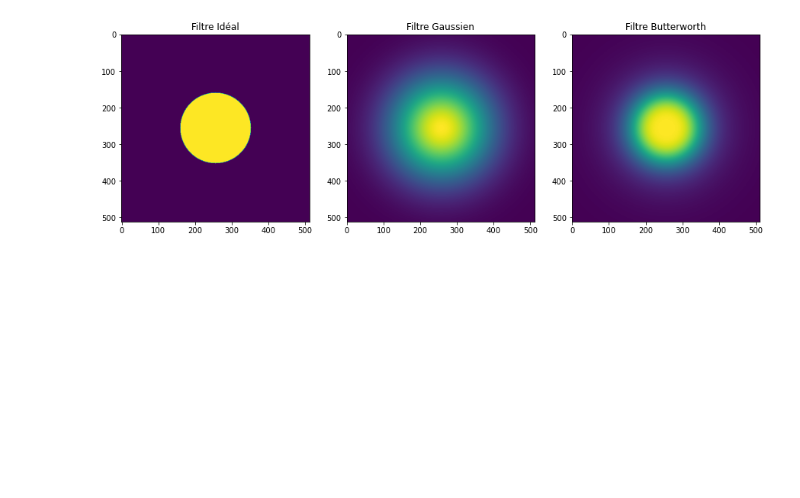
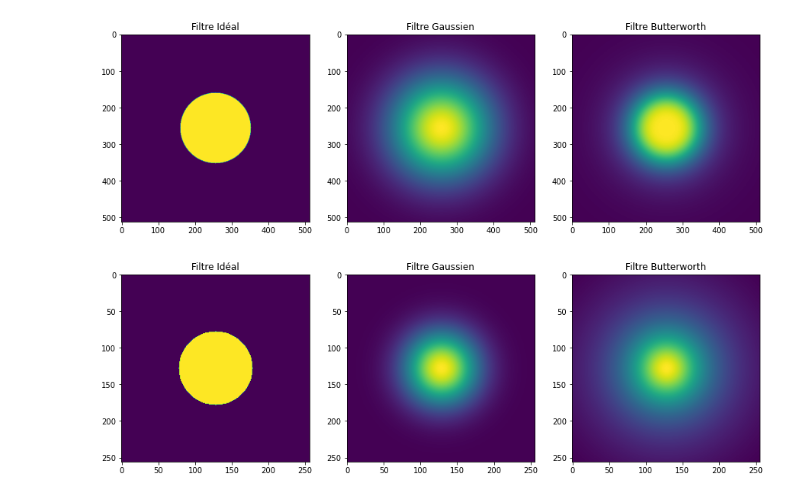
Before and after one commit to RaphaelJ-S/inf600f, a Jupyter notebook: tp/tp2/data/tp2.ipynb, the cells around one changed output. Drawn from its saved outputs; the diff is of its cells as text; code cells hidden in the pictures; blank space fills up the shorter version.

```diff
--- a/tp/tp2/data/tp2.ipynb
+++ b/tp/tp2/data/tp2.ipynb
@@ -331,5 +331,19 @@ filtreB = np.zeros((c,c))
 for x in range(filtreB.shape[0]):
     for y in range(filtreB.shape[1]):
         filtreB[x,y] = butter(x,y)
+# %%
+plt.figure(figsize=(15,15))
+plt.subplot(131)
+plt.title("Filtre Idéal")
+plt.imshow(filtreI)
+plt.subplot(132)
+plt.title("Filtre Gaussien")
+plt.imshow(filtreG)
+plt.subplot(133)
+plt.title("Filtre Butterworth")
+plt.imshow(filtreB)
+plt.show()
+# %% [output]
+[figure, added]
 # %%
 # Transformée de Fourier des filtres et de l'images
```
Also changed, not shown: parts of 4 cells of this notebook, 1 other file.
